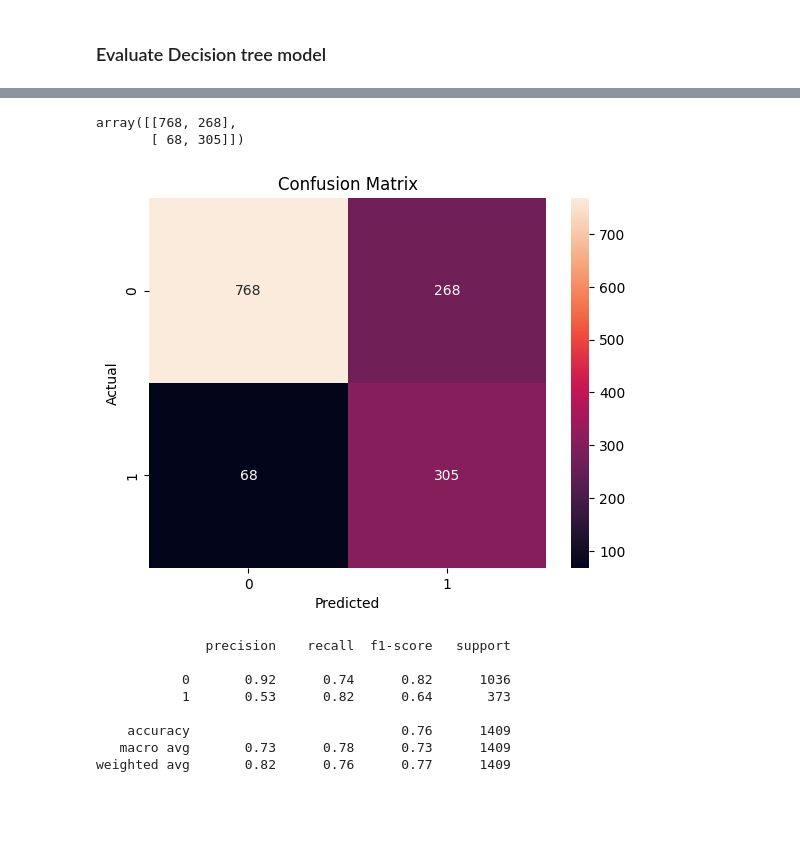
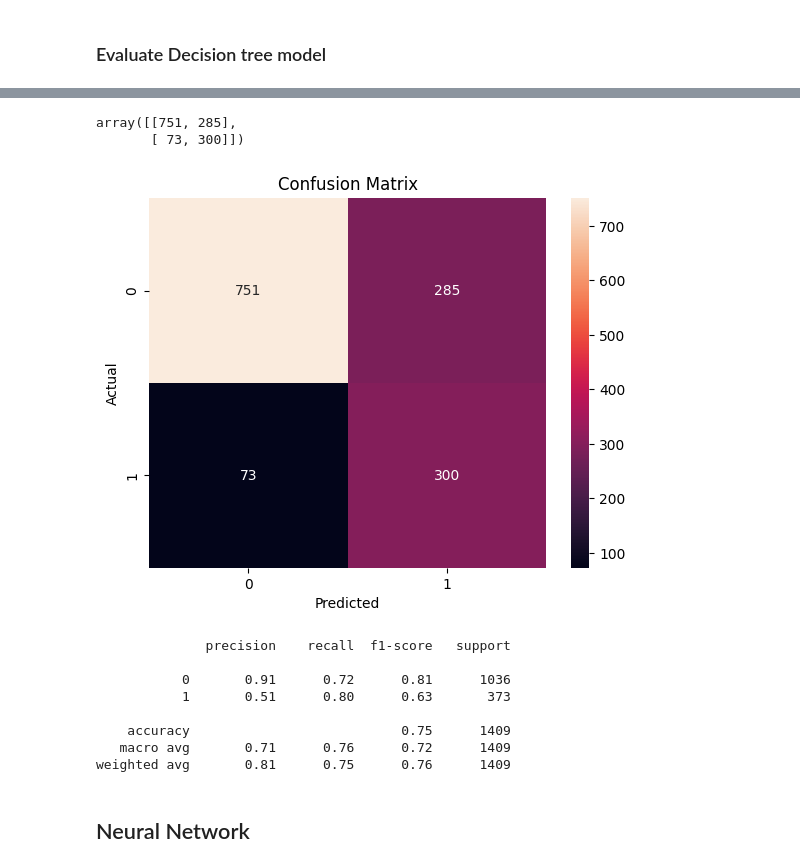
Before and after one commit to udan2006/Telco_Customer_churn, a Jupyter notebook: ML_CW.ipynb, the cells around one changed output, grey strips where cells are left out. Drawn from its saved outputs; the diff is of its cells as text; code cells hidden in the pictures; blank space fills up the shorter version.

Commit message:
Change the Decision tree tuning part

```diff
--- a/ML_CW.ipynb
+++ b/ML_CW.ipynb
@@ -412,0 +427,20 @@ grid.score(X_test, Y_test)*100
+# %%
+# Evaluate all pruned models
+
+train_acc = []
+test_acc  = []
+test_auc  = []
+
+for model in models:
+    train_acc.append(accuracy_score(Y_train_res, model.predict(X_train_res)))
+    test_acc.append(accuracy_score(Y_test, model.predict(X_test)))
+    y_prob = model.predict_proba(X_test)[:,1]
+    test_auc.append(roc_auc_score(Y_test, y_prob))
+# %%
+# Select best model
+best_index = test_auc.index(max(test_auc))
+
+print("Best alpha:", ccp_alphas[best_index])
+print("Train Accuracy:", train_acc[best_index])
+print("Test Accuracy :", test_acc[best_index])
+print("ROC AUC:", test_auc[best_index])
@@ -412,0 +452,3 @@ grid.score(X_test, Y_test)*100
+# %%
+best_pruning_tree = DecisionTreeClassifier(random_state=42, ccp_alpha=ccp_alphas[best_index])
+best_pruning_tree.fit(X_train_res, Y_train_res)
@@ -421,0 +469,4 @@ plt.show()
+# %%
+y_pred_class = best_pruning_tree.predict(X_test)
+y_test_series = pd.Series(y_pred_class)
+print(y_test_series.value_counts())
@@ -422,24 +485,26 @@ plt.show()
 # %%
-confusion_matrix(Y_test, Y_prediction)
+confusion_matrix(Y_test, y_pred_class)
 # %% [output]
-array([[768, 268],
-       [ 68, 305]])
+array([[751, 285],
+       [ 73, 300]])
 # %%
-sns.heatmap(confusion_matrix(Y_test, Y_prediction), annot=True,fmt='d')
+sns.heatmap(confusion_matrix(Y_test, y_pred_class), annot=True,fmt='d')
 plt.xlabel('Predicted')
 plt.ylabel('Actual')
 plt.title('Confusion Matrix')
 plt.show()
 # %% [output]
-[figure, old version]
+[figure, new version]
 # %%
-print(classification_report(Y_test, Y_prediction))
+print(classification_report(Y_test, y_pred_class))
 # %% [output]
               precision    recall  f1-score   support
 
-           0       0.92      0.74      0.82      1036
-           1       0.53      0.82      0.64       373
+           0       0.91      0.72      0.81      1036
+           1       0.51      0.80      0.63       373
 
-    accuracy                           0.76      1409
-   macro avg       0.73      0.78      0.73      1409
-weighted avg       0.82      0.76      0.77      1409
+    accuracy                           0.75      1409
+   macro avg       0.71      0.76      0.72      1409
+weighted avg       0.81      0.75      0.76      1409
+# %% [markdown]
+## Neural Network
```
Also changed, not shown: parts of 24 cells of this notebook.
